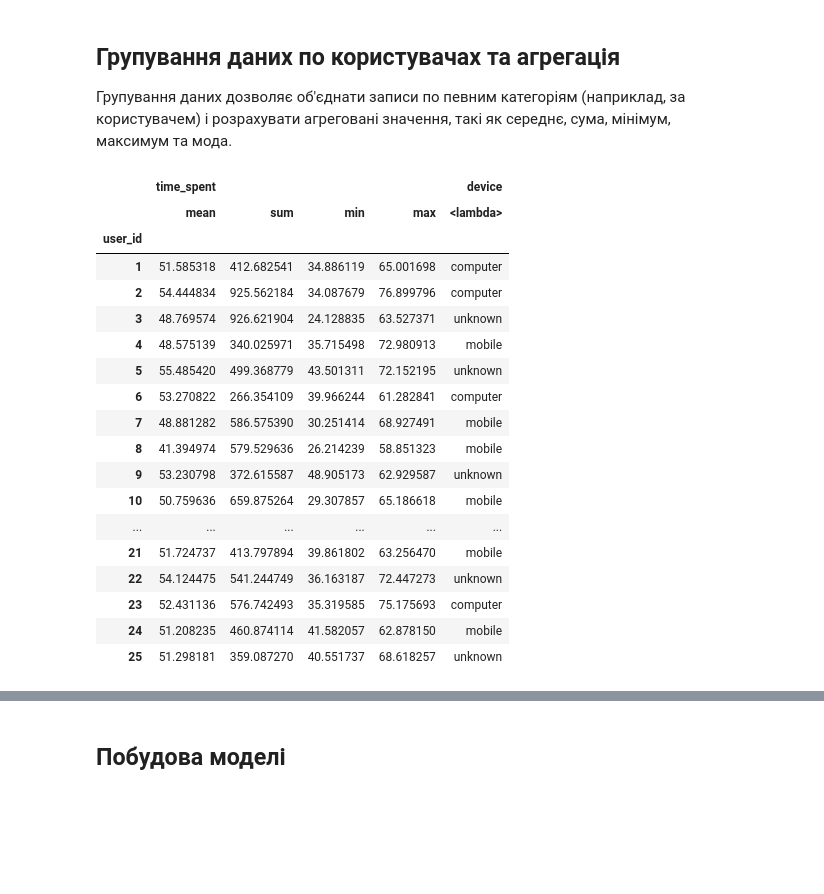
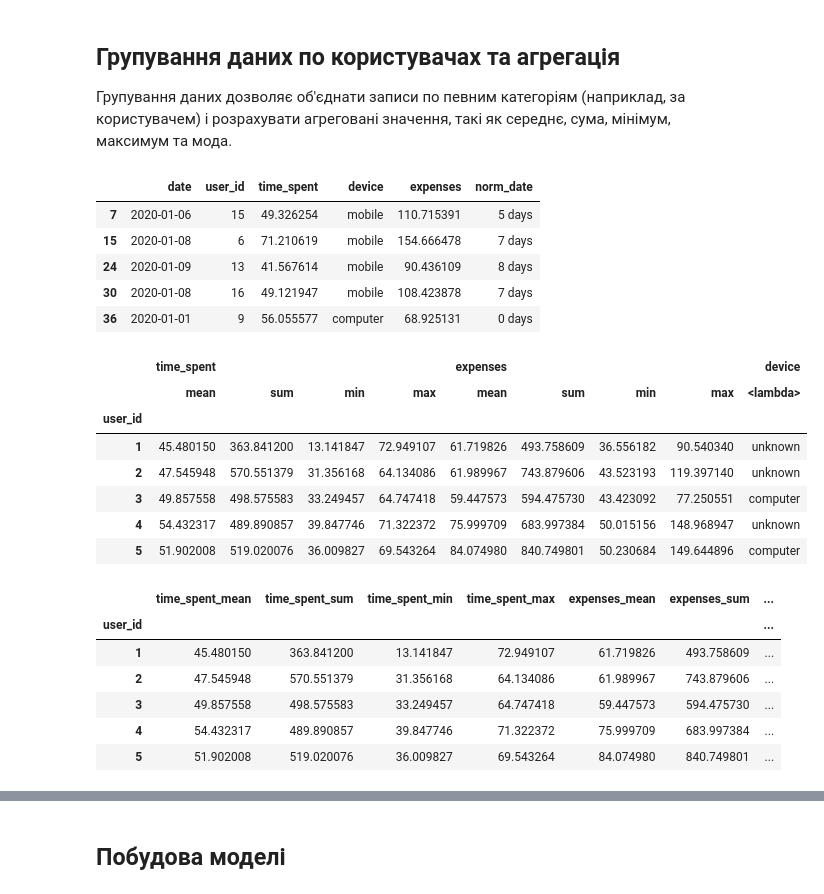
Before and after one commit to HalyshAnton/Python-AI, a Jupyter notebook: Data_engineering.ipynb, the cells around one changed output, grey strips where cells are left out. Cells and saved outputs as stored; diff of their text form; code cells hidden in the pictures; blank space fills up the shorter version.

```diff
--- a/Data_engineering.ipynb
+++ b/Data_engineering.ipynb
@@ -76,30 +174,29 @@ df1
 # %% [markdown]
 ## Групування даних по користувачах та агрегація
 Групування даних дозволяє об'єднати записи по певним категоріям (наприклад, за користувачем) і розрахувати агреговані значення, такі як середнє, сума, мінімум, максимум та мода.
+# %%
+X1.head()
+# %% [output]
+|  | date | user_id | time_spent | device | expenses | norm_date |
+| 7 | 2020-01-06 | 15 | 49.326254 | mobile | 110.715391 | 5 days |
+| 15 | 2020-01-08 | 6 | 71.210619 | mobile | 154.666478 | 7 days |
+| 24 | 2020-01-09 | 13 | 41.567614 | mobile | 90.436109 | 8 days |
+| 30 | 2020-01-08 | 16 | 49.121947 | mobile | 108.423878 | 7 days |
+| 36 | 2020-01-01 | 9 | 56.055577 | computer | 68.925131 | 0 days |
 # %%
-user_info = df1.groupby(by='user_id').agg({
+X1_info = X1.groupby(by='user_id').agg({
     'time_spent': ['mean', 'sum', 'min', 'max'],
-    'device': lambda x: x.mode()[0]
+    'expenses': ['mean', 'sum', 'min', 'max'],
+    'device': [lambda col: col.mode()[0]]  # лише одна мода
 })
-
-user_info
-# %% [output]
-|  | time_spent |  |  |  | device |
-|  | mean | sum | min | max | <lambda> |
-| user_id |  |  |  |  |  |
-| 1 | 51.585318 | 412.682541 | 34.886119 | 65.001698 | computer |
-| 2 | 54.444834 | 925.562184 | 34.087679 | 76.899796 | computer |
-| 3 | 48.769574 | 926.621904 | 24.128835 | 63.527371 | unknown |
-| 4 | 48.575139 | 340.025971 | 35.715498 | 72.980913 | mobile |
-| 5 | 55.485420 | 499.368779 | 43.501311 | 72.152195 | unknown |
-| 6 | 53.270822 | 266.354109 | 39.966244 | 61.282841 | computer |
-| 7 | 48.881282 | 586.575390 | 30.251414 | 68.927491 | mobile |
-| 8 | 41.394974 | 579.529636 | 26.214239 | 58.851323 | mobile |
-| 9 | 53.230798 | 372.615587 | 48.905173 | 62.929587 | unknown |
-| 10 | 50.759636 | 659.875264 | 29.307857 | 65.186618 | mobile |
-| ... | ... | ... | ... | ... | ... |
-| 21 | 51.724737 | 413.797894 | 39.861802 | 63.256470 | mobile |
-| 22 | 54.124475 | 541.244749 | 36.163187 | 72.447273 | unknown |
-| 23 | 52.431136 | 576.742493 | 35.319585 | 75.175693 | computer |
-| 24 | 51.208235 | 460.874114 | 41.582057 | 62.878150 | mobile |
-| 25 | 51.298181 | 359.087270 | 40.551737 | 68.618257 | unknown |
+# %%
+X1_info.head()
+# %% [output]
+|  | time_spent |  |  |  | expenses |  |  |  | device |
+|  | mean | sum | min | max | mean | sum | min | max | <lambda> |
+| user_id |  |  |  |  |  |  |  |  |  |
+| 1 | 45.480150 | 363.841200 | 13.141847 | 72.949107 | 61.719826 | 493.758609 | 36.556182 | 90.540340 | unknown |
+| 2 | 47.545948 | 570.551379 | 31.356168 | 64.134086 | 61.989967 | 743.879606 | 43.523193 | 119.397140 | unknown |
+| 3 | 49.857558 | 498.575583 | 33.249457 | 64.747418 | 59.447573 | 594.475730 | 43.423092 | 77.250551 | computer |
+| 4 | 54.432317 | 489.890857 | 39.847746 | 71.322372 | 75.999709 | 683.997384 | 50.015156 | 148.968947 | unknown |
+| 5 | 51.902008 | 519.020076 | 36.009827 | 69.543264 | 84.074980 | 840.749801 | 50.230684 | 149.644896 | computer |
@@ -105,0 +205,10 @@ user_info
+# %%
+X1_info.head()
+# %% [output]
+|  | time_spent_mean | time_spent_sum | time_spent_min | time_spent_max | expenses_mean | expenses_sum | ... |
+| user_id |  |  |  |  |  |  | ... |
+| 1 | 45.480150 | 363.841200 | 13.141847 | 72.949107 | 61.719826 | 493.758609 | ... |
+| 2 | 47.545948 | 570.551379 | 31.356168 | 64.134086 | 61.989967 | 743.879606 | ... |
+| 3 | 49.857558 | 498.575583 | 33.249457 | 64.747418 | 59.447573 | 594.475730 | ... |
+| 4 | 54.432317 | 489.890857 | 39.847746 | 71.322372 | 75.999709 | 683.997384 | ... |
+| 5 | 51.902008 | 519.020076 | 36.009827 | 69.543264 | 84.074980 | 840.749801 | ... |
```
Also changed, not shown: parts of 44 cells of this notebook.
